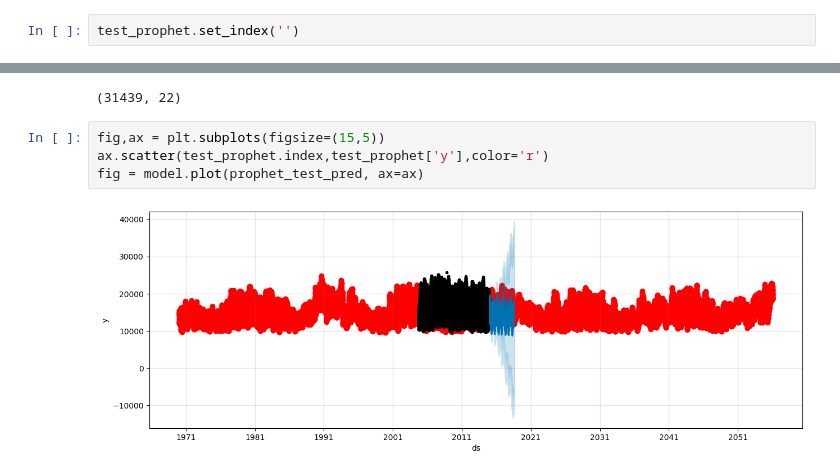
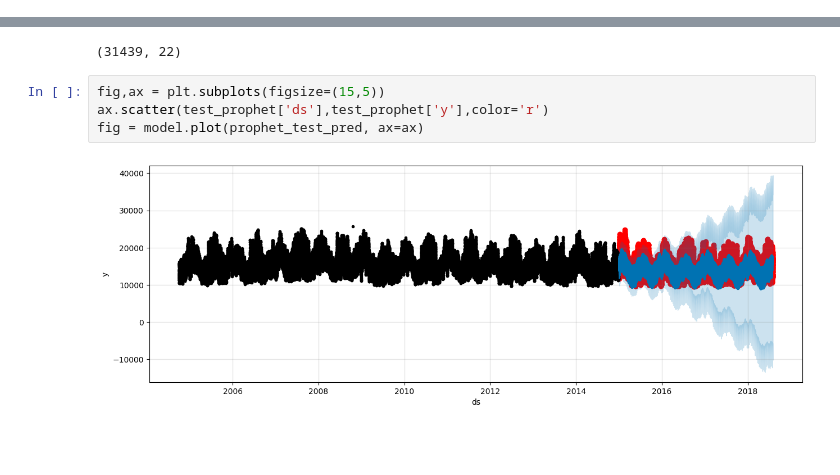
Before and after one commit to Ds2023/Time_Series_Prophet, a Jupyter notebook: time.ipynb, the cells around one changed output, grey strips where cells are left out. Saved outputs shown, nothing was run; the diff lists cells and outputs as text; blank space fills up the shorter version.

```diff
--- a/time.ipynb
+++ b/time.ipynb
@@ -233,5 +233,3 @@ prophet_test_pred1.head()
 5 rows × 22 columns
 # %% [markdown]
 Plots of forecast
-# %%
-test_prophet.set_index('')
@@ -286,7 +280,7 @@ prophet_test_pred.shape
 (31439, 22)
 # %%
 fig,ax = plt.subplots(figsize=(15,5))
-ax.scatter(test_prophet.index,test_prophet['y'],color='r')
+ax.scatter(test_prophet['ds'],test_prophet['y'],color='r')
 fig = model.plot(prophet_test_pred, ax=ax)
 # %% [output]
-[figure, old version]
+[figure, new version]
```
Also changed, not shown: parts of 26 cells of this notebook.
